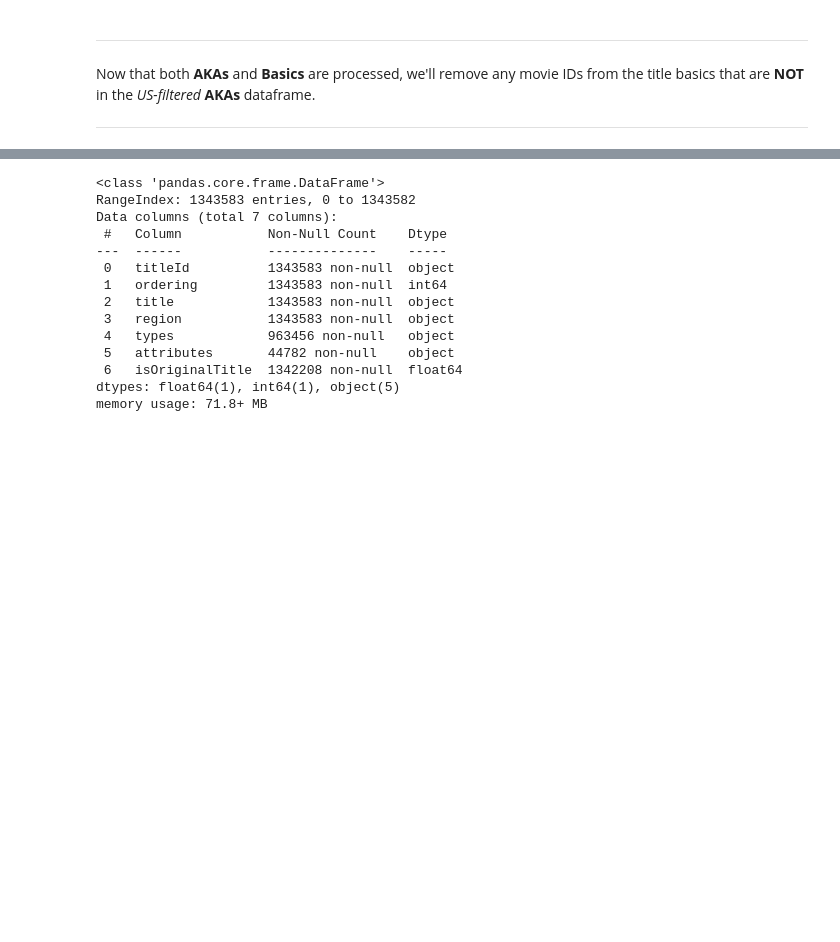
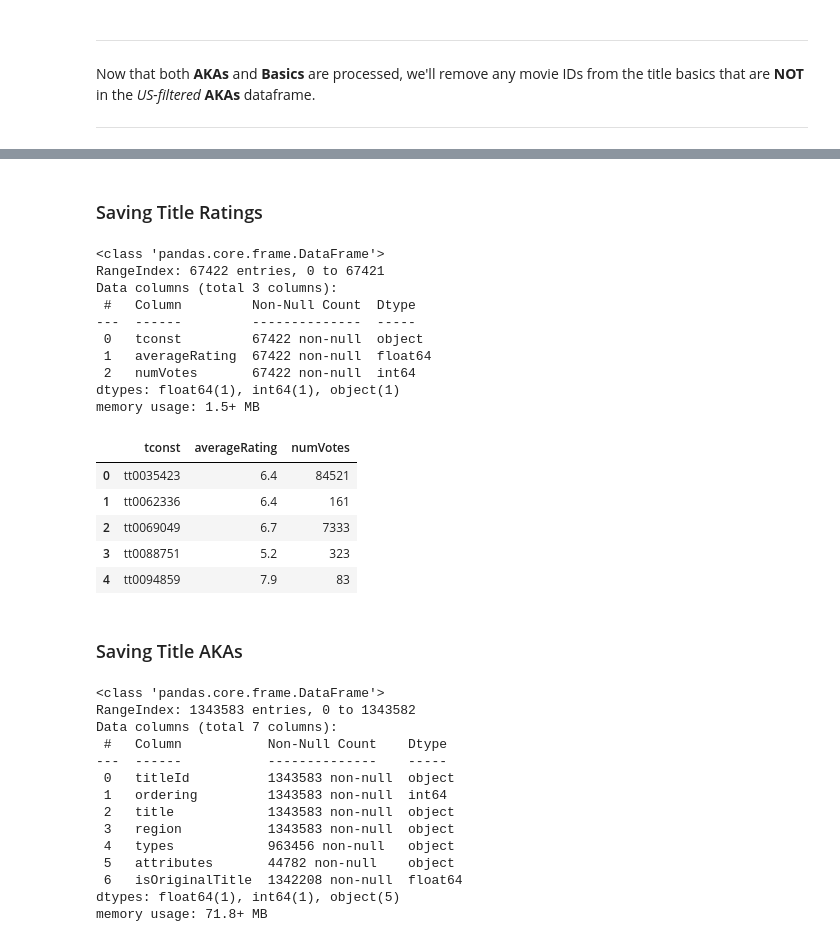
Before and after one commit to cole-beach/What-Makes-A-Movie-Successful, a Jupyter notebook: What Makes a Movie Successful - Part 01.ipynb, the cells around one changed output, grey strips where cells are left out. Cells and saved outputs as stored; diff of their text form; code cells hidden in the pictures; blank space fills up the shorter version.

```diff
--- a/What Makes a Movie Successful - Part 01.ipynb
+++ b/What Makes a Movie Successful - Part 01.ipynb
@@ -510,3 +516,29 @@ memory usage: 28.7+ MB
+# %% [markdown]
+### Saving Title Ratings
+# %%
+ratings_final.to_csv('Data/title_ratings_cleaned.csv.gz',compression='gzip',index=False)
+ratings = pd.read_csv('Data/title_ratings_cleaned.csv.gz')
+ratings.info()
+ratings.head()
+# %% [output]
+<class 'pandas.core.frame.DataFrame'>
+RangeIndex: 67422 entries, 0 to 67421
+Data columns (total 3 columns):
+ #   Column         Non-Null Count  Dtype
+---  ------         --------------  -----
+ 0   tconst         67422 non-null  object
+ 1   averageRating  67422 non-null  float64
+ 2   numVotes       67422 non-null  int64
+dtypes: float64(1), int64(1), object(1)
+memory usage: 1.5+ MB
+|  | tconst | averageRating | numVotes |
+| 0 | tt0035423 | 6.4 | 84521 |
+| 1 | tt0062336 | 6.4 | 161 |
+| 2 | tt0069049 | 6.7 | 7333 |
+| 3 | tt0088751 | 5.2 | 323 |
+| 4 | tt0094859 | 7.9 | 83 |
+# %% [markdown]
+### Saving Title AKAs
 # %%
 akas.to_csv("Data/title_akas_cleaned.csv.gz",compression='gzip',index=False)
 akas = pd.read_csv("Data/title_akas_cleaned.csv.gz")
```
Also changed, not shown: parts of 23 cells of this notebook, 3 other files.
